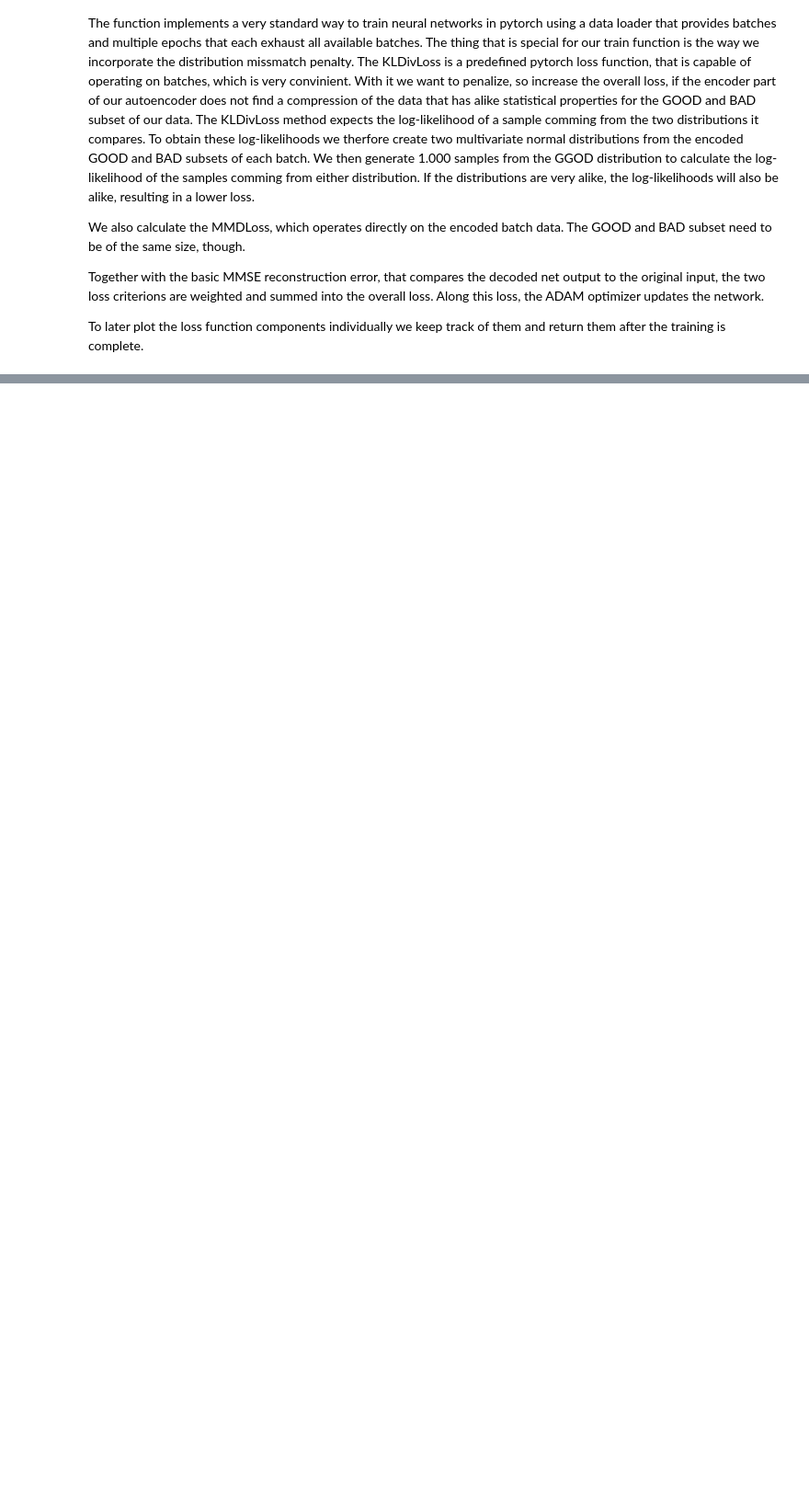
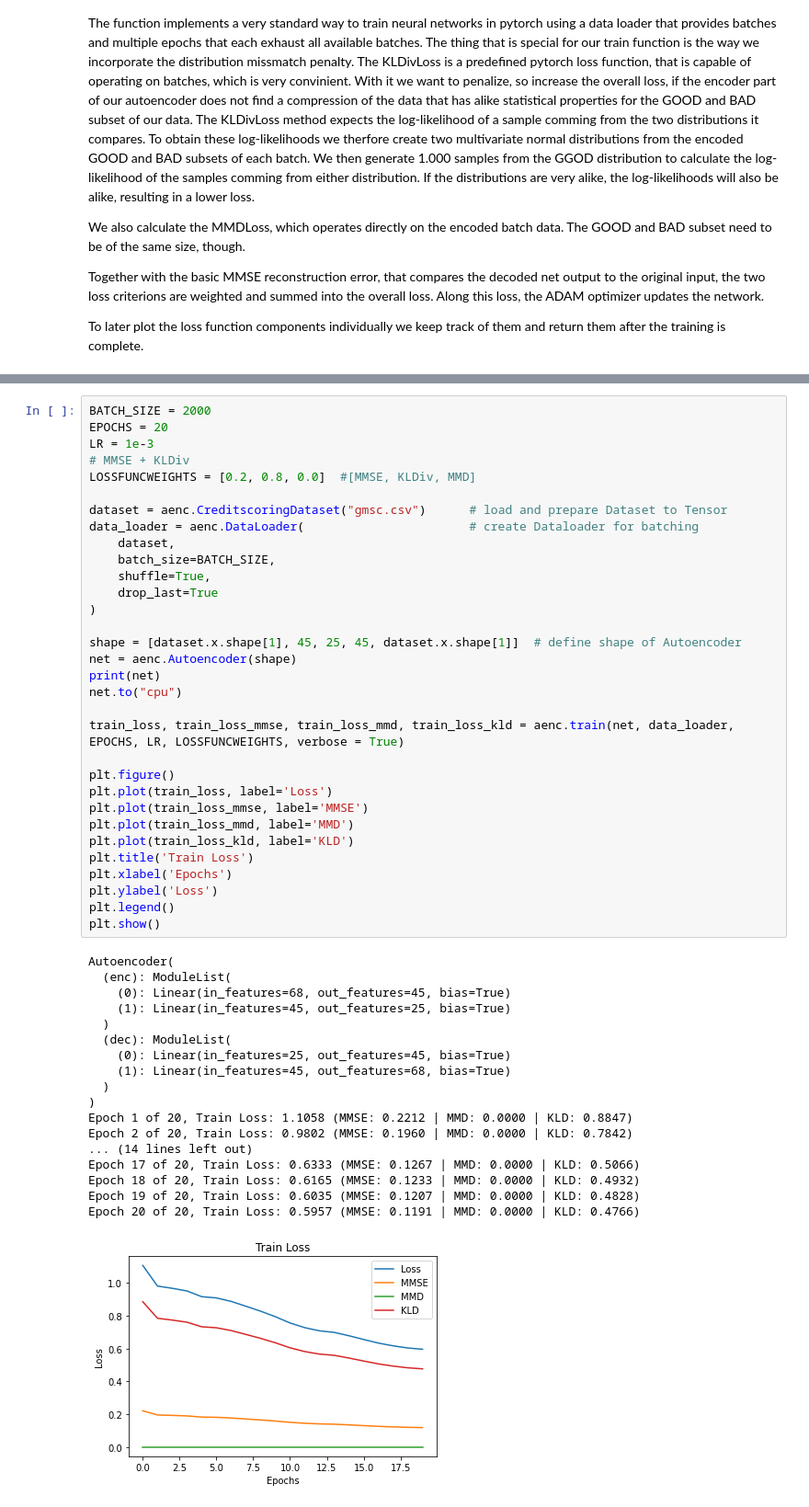
Before and after one commit to lukasvoege/reject-infer-autoencoder, a Jupyter notebook: notebooks/Lukas_Cells.ipynb, the cells around one changed output, grey strips where cells are left out. Shown at 92% size. Drawn from its saved outputs; the diff is of its cells as text; blank space fills up the shorter version.

```diff
--- a/notebooks/Lukas_Cells.ipynb
+++ b/notebooks/Lukas_Cells.ipynb
@@ -369,0 +528,51 @@ To later plot the loss function components individually we keep track of them an
+# %%
+BATCH_SIZE = 2000
+EPOCHS = 20
+LR = 1e-3
+# MMSE + KLDiv
+LOSSFUNCWEIGHTS = [0.2, 0.8, 0.0]  #[MMSE, KLDiv, MMD]
+
+dataset = aenc.CreditscoringDataset("gmsc.csv")      # load and prepare Dataset to Tensor
+data_loader = aenc.DataLoader(                       # create Dataloader for batching
+    dataset,
+    batch_size=BATCH_SIZE,
+    shuffle=True,
+    drop_last=True
+)
+
+shape = [dataset.x.shape[1], 45, 25, 45, dataset.x.shape[1]]  # define shape of Autoencoder
+net = aenc.Autoencoder(shape)
+print(net)
+net.to("cpu")
+
+train_loss, train_loss_mmse, train_loss_mmd, train_loss_kld = aenc.train(net, data_loader, EPOCHS, LR, LOSSFUNCWEIGHTS, verbose = True)
+
+plt.figure()
+plt.plot(train_loss, label='Loss')
+plt.plot(train_loss_mmse, label='MMSE')
+plt.plot(train_loss_mmd, label='MMD')
+plt.plot(train_loss_kld, label='KLD')
+plt.title('Train Loss')
+plt.xlabel('Epochs')
+plt.ylabel('Loss')
+plt.legend()
+plt.show()
+# %% [output]
+Autoencoder(
+  (enc): ModuleList(
+    (0): Linear(in_features=68, out_features=45, bias=True)
+    (1): Linear(in_features=45, out_features=25, bias=True)
+  )
+  (dec): ModuleList(
+    (0): Linear(in_features=25, out_features=45, bias=True)
+    (1): Linear(in_features=45, out_features=68, bias=True)
+  )
+)
+Epoch 1 of 20, Train Loss: 1.1058 (MMSE: 0.2212 | MMD: 0.0000 | KLD: 0.8847)
+Epoch 2 of 20, Train Loss: 0.9802 (MMSE: 0.1960 | MMD: 0.0000 | KLD: 0.7842)
+... (14 lines left out)
+Epoch 17 of 20, Train Loss: 0.6333 (MMSE: 0.1267 | MMD: 0.0000 | KLD: 0.5066)
+Epoch 18 of 20, Train Loss: 0.6165 (MMSE: 0.1233 | MMD: 0.0000 | KLD: 0.4932)
+Epoch 19 of 20, Train Loss: 0.6035 (MMSE: 0.1207 | MMD: 0.0000 | KLD: 0.4828)
+Epoch 20 of 20, Train Loss: 0.5957 (MMSE: 0.1191 | MMD: 0.0000 | KLD: 0.4766)
+[figure, added]
```
Also changed, not shown: parts of 14 cells of this notebook, 3 other files.
